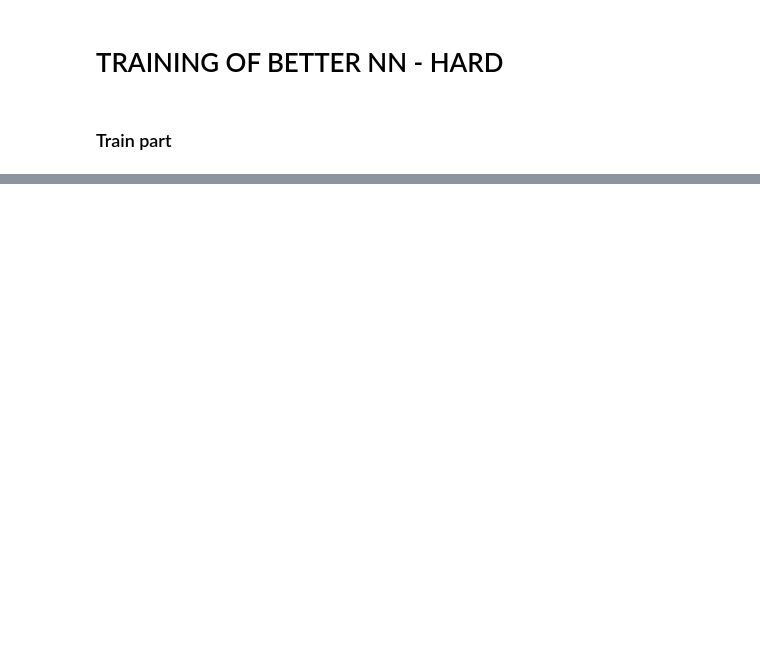
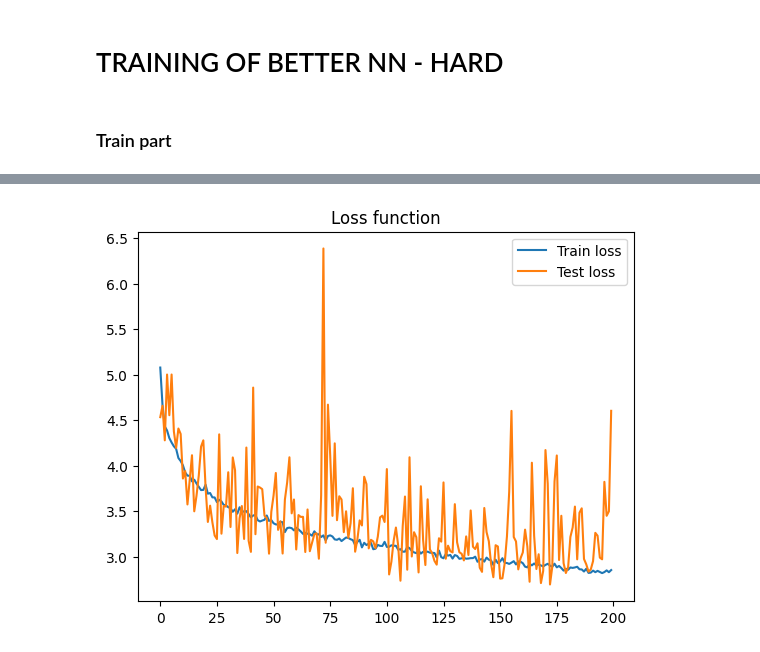
Before and after one commit to JohnyDevp/ATC-neural-network, a Jupyter notebook: main_v3.ipynb, the cells around one changed output, grey strips where cells are left out. Cells and saved outputs as stored; diff of their text form; code cells hidden in the pictures; blank space fills up the shorter version.

Commit message:
end of training for 200 epochs, betterNN_hard

```diff
--- a/main_v3.ipynb
+++ b/main_v3.ipynb
@@ -206,0 +221,21 @@ torch.save(model.state_dict(), f'models/model_betterNNhard_200epochs.pth') # it
+# %%
+# all train loss
+plt.figure()
+train_loss_y = np.concatenate((train_loss_hard, train_loss_hard2))
+test_loss_y = np.concatenate((test_loss_hard, test_loss_hard2))
+x_loss = np.arange(0,len(train_loss_y),1)
+plt.plot(x_loss,train_loss_y, label='Train loss') # train loss over all epochs
+plt.plot(x_loss,test_loss_y, label='Test loss') # test loss over all epochs
+plt.title('Loss function')
+plt.legend()
+plt.show()
+
+file = open('models/res/loss_betterNNhard.txt', 'w')
+file.write('Train loss: \n')
+file.write(str(train_loss_y))
+file.write('\n')
+file.write('Test loss: \n')
+file.write(str(test_loss_y))
+file.close()
+# %% [output]
+[figure, added]
```
Also changed, not shown: parts of 1 cell of this notebook, 1 other file.
